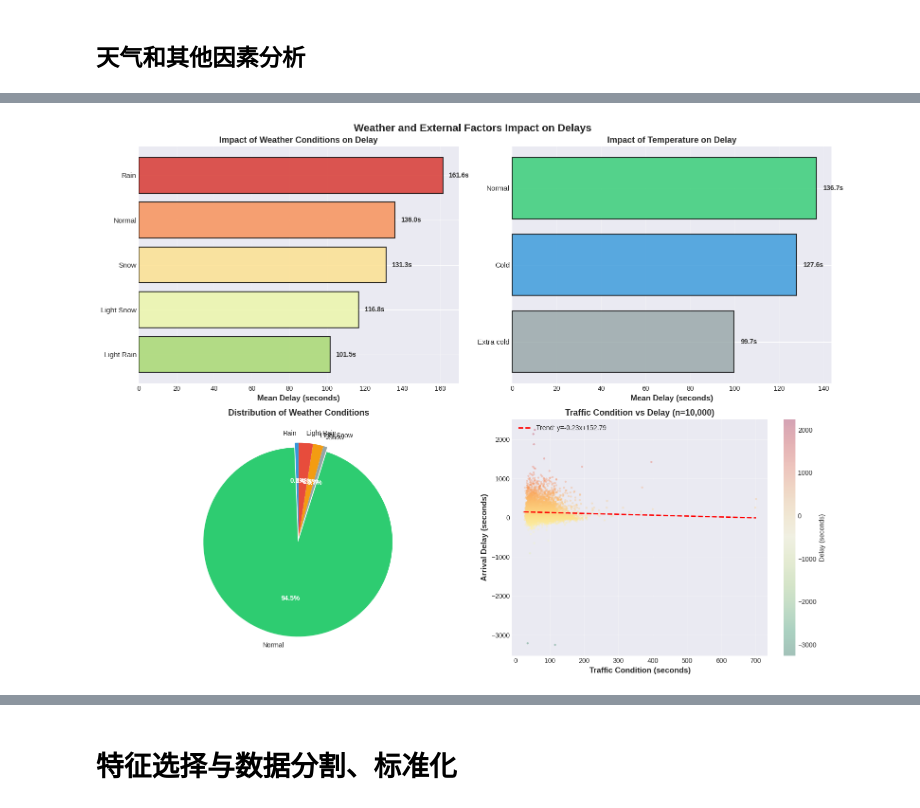
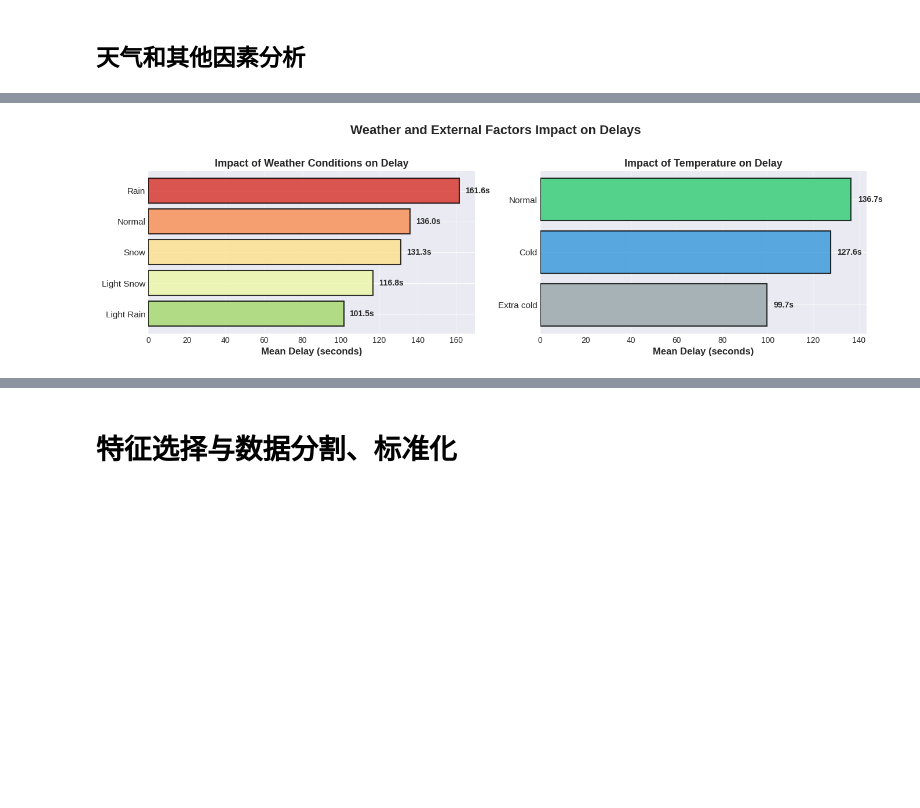
Before and after one commit to Joey1211/AH2179_AIcourse, a Jupyter notebook: project_2179.ipynb, the cells around one changed output, grey strips where cells are left out. Drawn from its saved outputs; the diff is of its cells as text; code cells hidden in the pictures; blank space fills up the shorter version.

```diff
--- a/project_2179.ipynb
+++ b/project_2179.ipynb
@@ -661,26 +353,6 @@ print(f"Weekend average delay: {weekend_avg:.2f}s")
 print(f"Difference (Weekend - Weekday): {weekend_avg - weekday_avg:.2f}s ({((weekend_avg - weekday_avg) / weekday_avg * 100):.1f}%)")
 print(f"Highest delay day: {weekday_names[weekday_delay['mean'].idxmax()]} ({weekday_delay['mean'].max():.2f}s)")
 print(f"Lowest delay day: {weekday_names[weekday_delay['mean'].idxmin()]} ({weekday_delay['mean'].min():.2f}s)")
-
-print("\n3. TIME-OF-DAY ANALYSIS")
-print("-" * 80)
-for i, (tod, label) in enumerate(zip(tod_order, tod_labels)):
-    delay_val = tod_delay.loc[tod, 'mean']
-    count = tod_delay.loc[tod, 'count']
-    pct = count / len(df_analysis) * 100
-    print(f"{label:15s}: {delay_val:6.2f}s (n={count:,}, {pct:.1f}%)")
-
-print(f"\nPeak vs Off-peak difference: {tod_delay.loc['AP', 'mean'] - tod_delay.loc['OP', 'mean']:.2f}s")
-
-print("\n4. WEEKDAY VS WEEKEND ANALYSIS")
-print("-" * 80)
-for day_type in daytype_delay.index:
-    mean_val = daytype_delay.loc[day_type, 'mean']
-    median_val = daytype_delay.loc[day_type, 'median']
-    std_val = daytype_delay.loc[day_type, 'std']
-    count = daytype_delay.loc[day_type, 'count']
-    pct = count / len(df_analysis) * 100
-    print(f"{day_type:10s}: Mean={mean_val:6.2f}s, Median={median_val:6.2f}s, Std={std_val:6.2f}s (n={count:,}, {pct:.1f}%)")
 # %% [output]
 1. MONTHLY TREND ANALYSIS
 --------------------------------------------------------------------------------
@@ -943,8 +566,7 @@ Std: 32.32s
 Min: 18.33s
 Max: 732.67s
 # %%
-# 创建天气影响分析图表 Create weather impact analysis plots
-fig, axes = plt.subplots(2, 2, figsize=(16, 12))
+fig, axes = plt.subplots(2, 2, figsize=(16, 8))
 fig.suptitle('Weather and External Factors Impact on Delays',
              fontsize=16, fontweight='bold')
 
@@ -961,88 +583,35 @@ ax1.set_title('Impact of Weather Conditions on Delay', fontsize=13, fontweight='
 ax1.grid(True, alpha=0.3, axis='x')
 
 # Add value labels
 for i, bar in enumerate(bars):
     width = bar.get_width()
     ax1.text(width + 3, bar.get_y() + bar.get_height()/2.,
              f'{width:.1f}s', ha='left', va='center', fontsize=10, fontweight='bold')
 
 # 2. Temperature Impact
 ax2 = axes[0, 1]
 temp_sorted = temp_delay.sort_values('Mean', ascending=True)
 colors_temp = ['#3498db', '#f39c12', '#e74c3c']  # Cold, Normal, Extra_cold
 temp_color_map = {'Cold': '#3498db', 'Normal': '#2ecc71', 'Extra_cold': '#e74c3c'}
 colors_temp_actual = [temp_color_map.get(t, '#95a5a6') for t in temp_sorted.index]
 
 bars = ax2.barh(range(len(temp_sorted)), temp_sorted['Mean'],
                 color=colors_temp_actual, alpha=0.8, edgecolor='black', linewidth=1.5)
 ax2.set_yticks(range(len(temp_sorted)))
 ax2.set_yticklabels(temp_sorted.index, fontsize=11)
 ax2.set_xlabel('Mean Delay (seconds)', fontsize=12, fontweight='bold')
 ax2.set_title('Impact of Temperature on Delay', fontsize=13, fontweight='bold')
 ax2.grid(True, alpha=0.3, axis='x')
 
 # Add value labels
 for i, bar in enumerate(bars):
     width = bar.get_width()
     ax2.text(width + 3, bar.get_y() + bar.get_height()/2.,
              f'{width:.1f}s', ha='left', va='center', fontsize=10, fontweight='bold')
 
-# 3. Weather Distribution (Pie Chart)
-ax3 = axes[1, 0]
-weather_counts = weather_delay['Count']
-colors_pie = ['#3498db', '#2ecc71', '#95a5a6', '#f39c12', '#e74c3c']
-explode = [0.05 if i == weather_counts.idxmax() else 0 for i in weather_counts.index]
-
-wedges, texts, autotexts = ax3.pie(
-    weather_counts,
-    labels=weather_counts.index,
-    autopct='%1.1f%%',
-    startangle=90,
-    colors=colors_pie[:len(weather_counts)],
-    explode=explode,
-    textprops={'fontsize': 10}
-)
-ax3.set_title('Distribution of Weather Conditions', fontsize=13, fontweight='bold')
-
-for autotext in autotexts:
-    autotext.set_color('white')
-    autotext.set_fontweight('bold')
-    autotext.set_fontsize(10)
-
-# 4. Traffic Condition vs Delay Scatter Plot
-ax4 = axes[1, 1]
-# Sample data for better visualization (use 10000 random samples)
-sample_size = min(10000, len(df_analysis))
-sample_indices = np.random.choice(len(df_analysis), sample_size, replace=False)
-sample_data = df_analysis.iloc[sample_indices]
-
-scatter = ax4.scatter(sample_data['traffic_condition'],
-                     sample_data['arrival_delay'],
-                     alpha=0.3, s=10, c=sample_data['arrival_delay'],
-                     cmap='RdYlGn_r', edgecolors='none')
-
-# Add trend line
-z = np.polyfit(sample_data['traffic_condition'], sample_data['arrival_delay'], 1)
-p = np.poly1d(z)
-x_trend = np.linspace(sample_data['traffic_condition'].min(),
-                      sample_data['traffic_condition'].max(), 100)
-ax4.plot(x_trend, p(x_trend), "r--", linewidth=2,
-         label=f'Trend: y={z[0]:.2f}x+{z[1]:.2f}')
-
-ax4.set_xlabel('Traffic Condition (seconds)', fontsize=12, fontweight='bold')
-ax4.set_ylabel('Arrival Delay (seconds)', fontsize=12, fontweight='bold')
-ax4.set_title(f'Traffic Condition vs Delay (n={sample_size:,})',
-              fontsize=13, fontweight='bold')
-ax4.legend(loc='upper left', fontsize=10)
-ax4.grid(True, alpha=0.3)
-
-# Add colorbar
-cbar = plt.colorbar(scatter, ax=ax4)
-cbar.set_label('Delay (seconds)', fontsize=10)
-
-plt.tight_layout()
-plt.show()
+plt.delaxes(axes[1, 0])
+plt.delaxes(axes[1, 1])
 # %% [output]
-[figure, old version]
+[figure, new version]
 # %%
 # 相关性分析 Correlation Analysis
```
Also changed, not shown: parts of 36 cells of this notebook.
